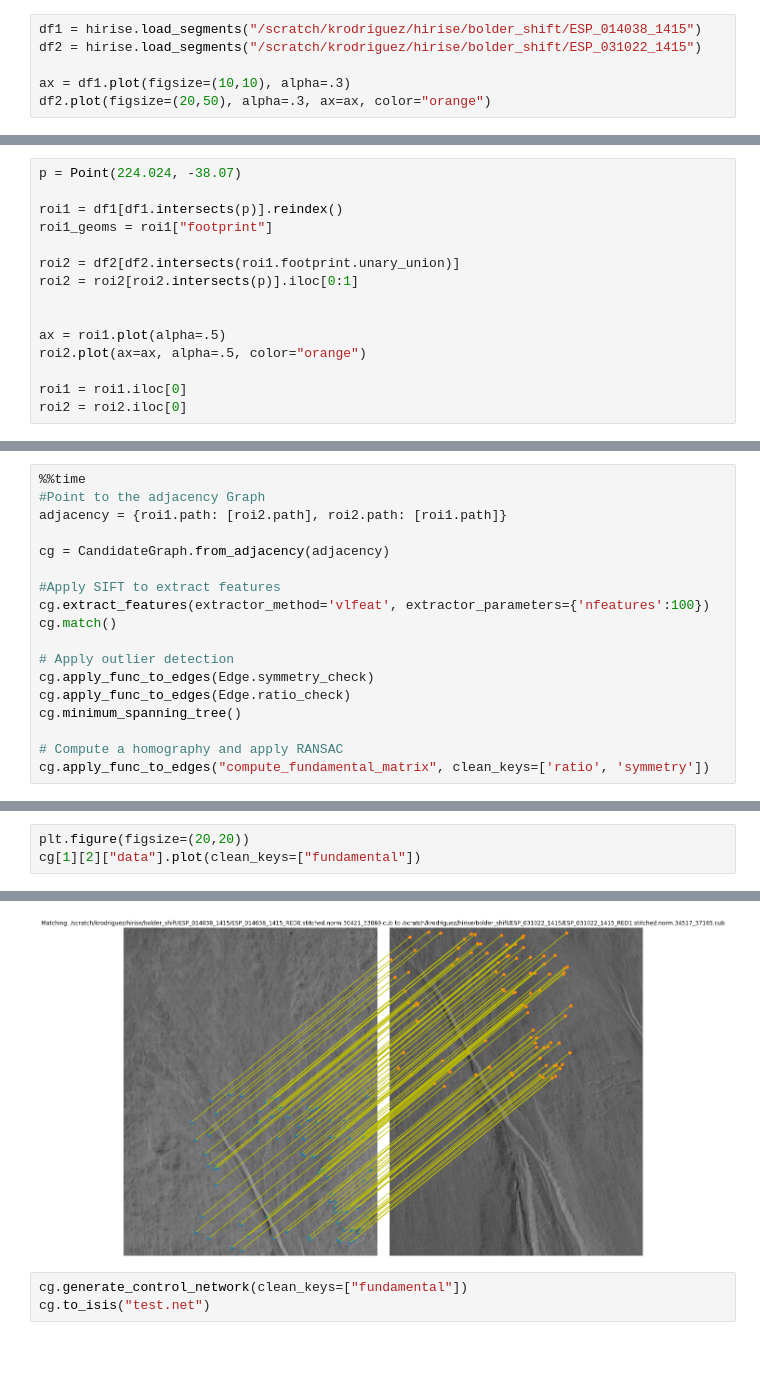
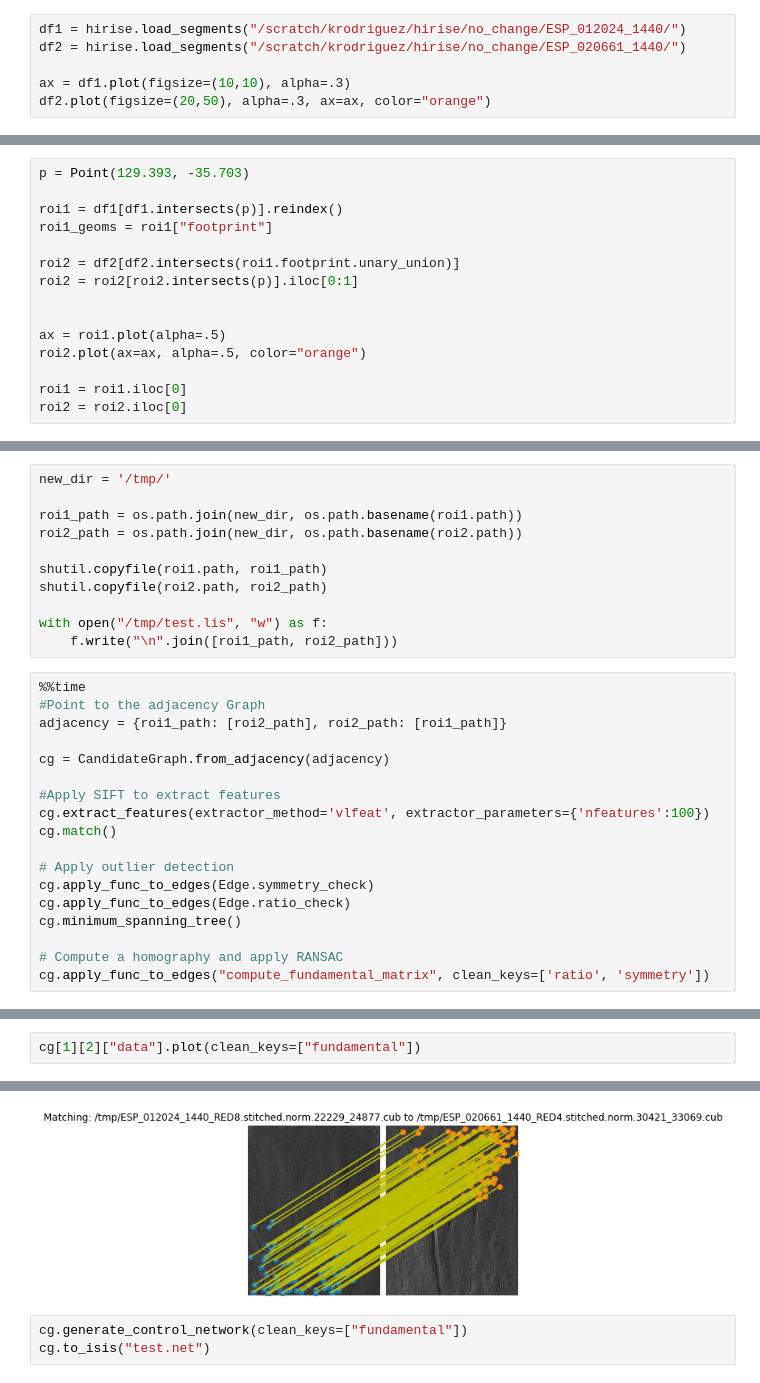
Before and after one commit to tgiroux/autocnet, a Jupyter notebook: notebooks/hirise_registration.ipynb, the cells around one changed output, grey strips where cells are left out. Saved outputs shown, nothing was run; the diff lists cells and outputs as text; blank space fills up the shorter version.

```diff
--- a/notebooks/hirise_registration.ipynb
+++ b/notebooks/hirise_registration.ipynb
@@ -29,6 +32,6 @@ from autocnet.utils import hirise
 # %%
-df1 = hirise.load_segments("/scratch/krodriguez/hirise/bolder_shift/ESP_014038_1415")
-df2 = hirise.load_segments("/scratch/krodriguez/hirise/bolder_shift/ESP_031022_1415")
+df1 = hirise.load_segments("/scratch/krodriguez/hirise/no_change/ESP_012024_1440/")
+df2 = hirise.load_segments("/scratch/krodriguez/hirise/no_change/ESP_020661_1440/")
 
 ax = df1.plot(figsize=(10,10), alpha=.3)
 df2.plot(figsize=(20,50), alpha=.3, ax=ax, color="orange")
@@ -38,5 +41,5 @@ df2.plot(figsize=(20,50), alpha=.3, ax=ax, color="orange")
 # %%
-p = Point(224.024, -38.07)
+p = Point(129.393, -35.703)
 
 roi1 = df1[df1.intersects(p)].reindex()
 roi1_geoms = roi1["footprint"]
@@ -55,7 +58,18 @@ roi2 = roi2.iloc[0]
+# %%
+new_dir = '/tmp/'
+
+roi1_path = os.path.join(new_dir, os.path.basename(roi1.path))
+roi2_path = os.path.join(new_dir, os.path.basename(roi2.path))
+
+shutil.copyfile(roi1.path, roi1_path)
+shutil.copyfile(roi2.path, roi2_path)
+
+with open("/tmp/test.lis", "w") as f:
+    f.write("\n".join([roi1_path, roi2_path]))
 # %%
 %%time
 #Point to the adjacency Graph
-adjacency = {roi1.path: [roi2.path], roi2.path: [roi1.path]}
+adjacency = {roi1_path: [roi2_path], roi2_path: [roi1_path]}
 
 cg = CandidateGraph.from_adjacency(adjacency)
 
@@ -80,9 +94,8 @@ Wall time: 41.4 s
 # %%
-plt.figure(figsize=(20,20))
 cg[1][2]["data"].plot(clean_keys=["fundamental"])
 # %% [output]
 <matplotlib.axes._subplots.AxesSubplot at 0x...>
-[figure, old version]
+[figure, new version]
 # %%
 cg.generate_control_network(clean_keys=["fundamental"])
 cg.to_isis("test.net")
```
Also changed, not shown: parts of 10 cells of this notebook, 3 other files.
